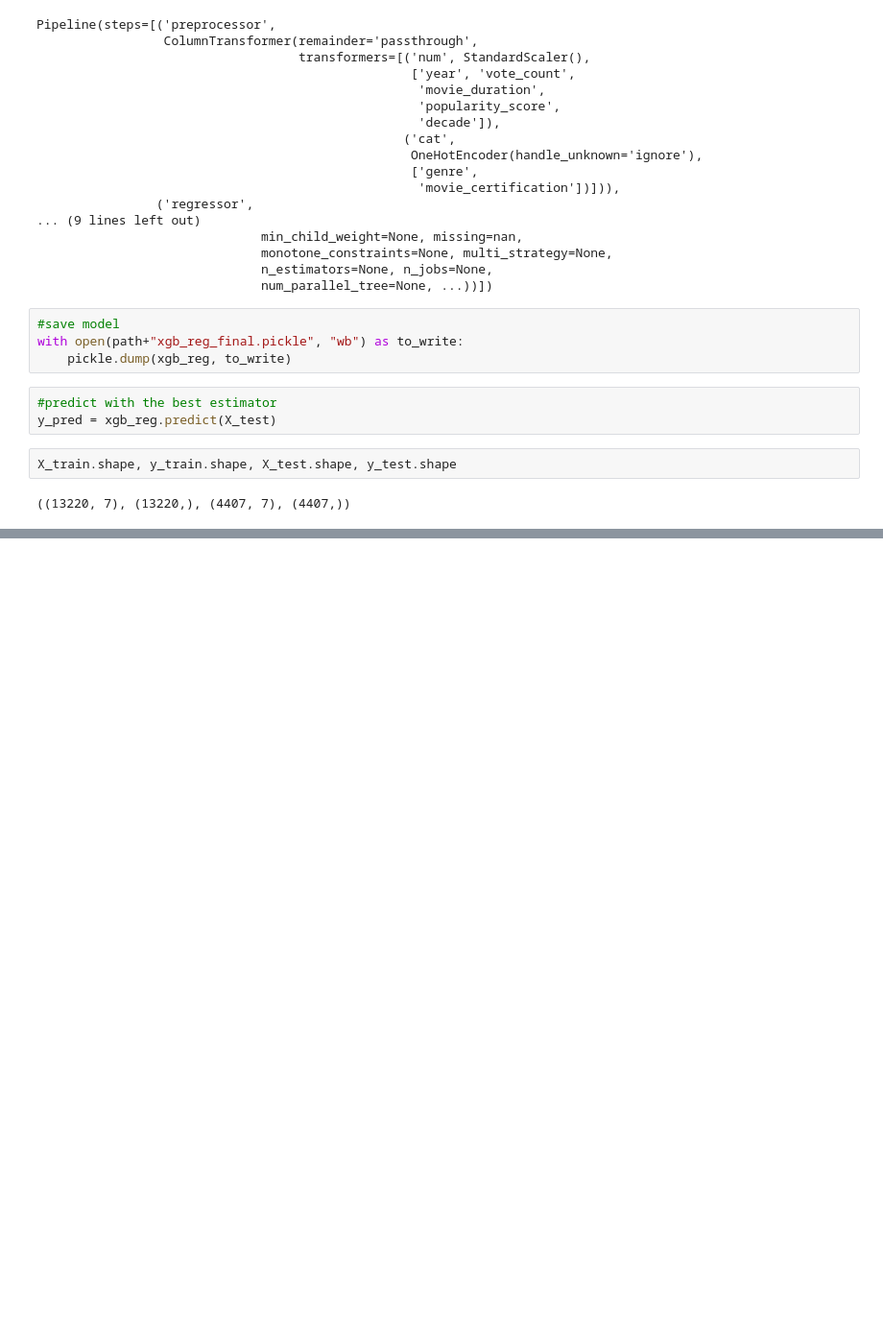
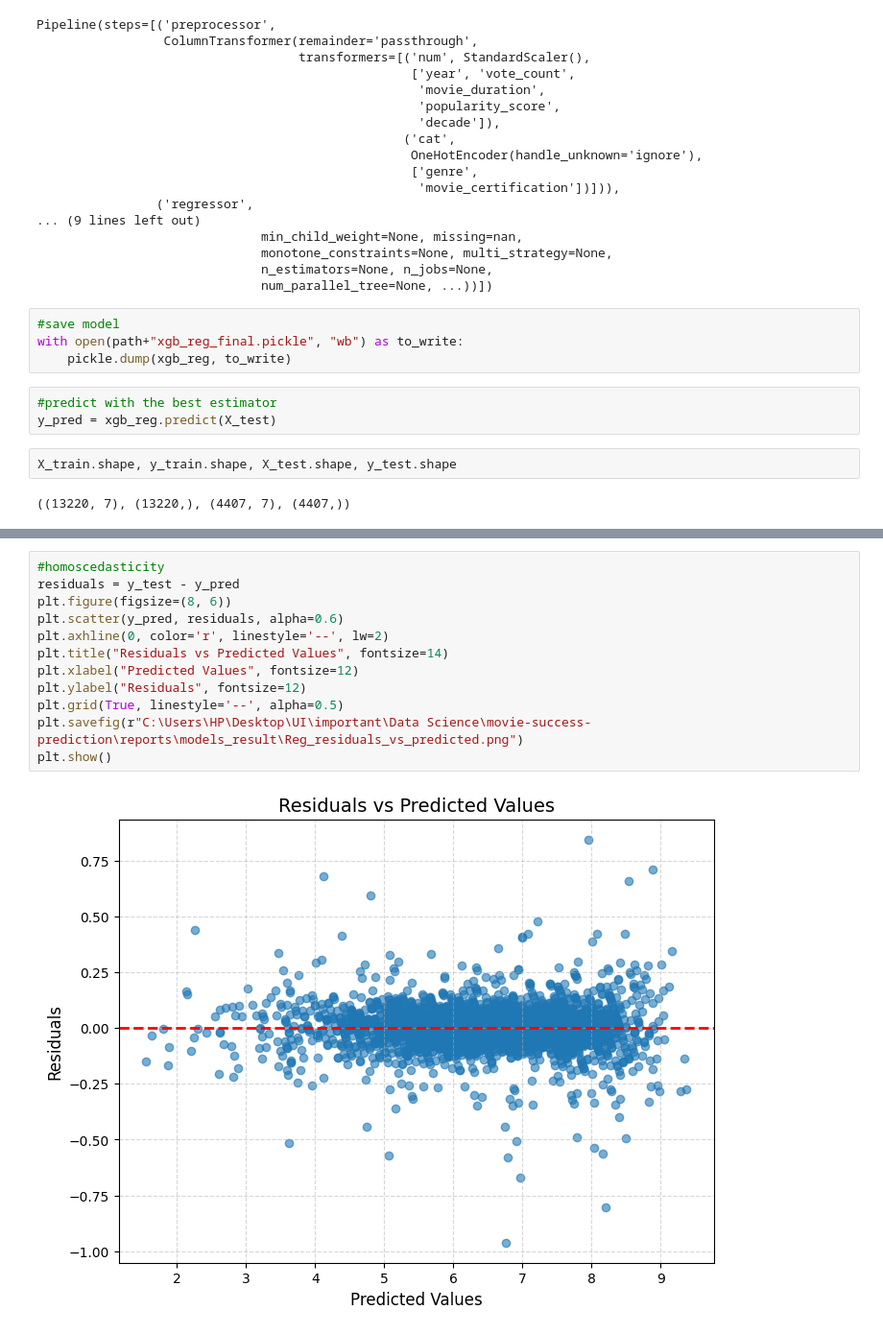
Before and after one commit to Theoph-ay/movie_success_prediction, a Jupyter notebook: notebooks/models_dev_no_outliers.ipynb, the cells around one changed output, grey strips where cells are left out. Shown at 96% size. Drawn from its saved outputs; the diff is of its cells as text; blank space fills up the shorter version.

```diff
--- a/notebooks/models_dev_no_outliers.ipynb
+++ b/notebooks/models_dev_no_outliers.ipynb
@@ -298,0 +356,14 @@ final_model_result_df
+# %%
+#homoscedasticity
+residuals = y_test - y_pred
+plt.figure(figsize=(8, 6))
+plt.scatter(y_pred, residuals, alpha=0.6)
+plt.axhline(0, color='r', linestyle='--', lw=2)
+plt.title("Residuals vs Predicted Values", fontsize=14)
+plt.xlabel("Predicted Values", fontsize=12)
+plt.ylabel("Residuals", fontsize=12)
+plt.grid(True, linestyle='--', alpha=0.5)
+plt.savefig(r"C:\Users\HP\Desktop\UI\important\Data Science\movie-success-prediction\reports\models_result\Reg_residuals_vs_predicted.png")
+plt.show()
+# %% [output]
+[figure, added]
```
Also changed, not shown: parts of 5 cells of this notebook, 7 other files.
